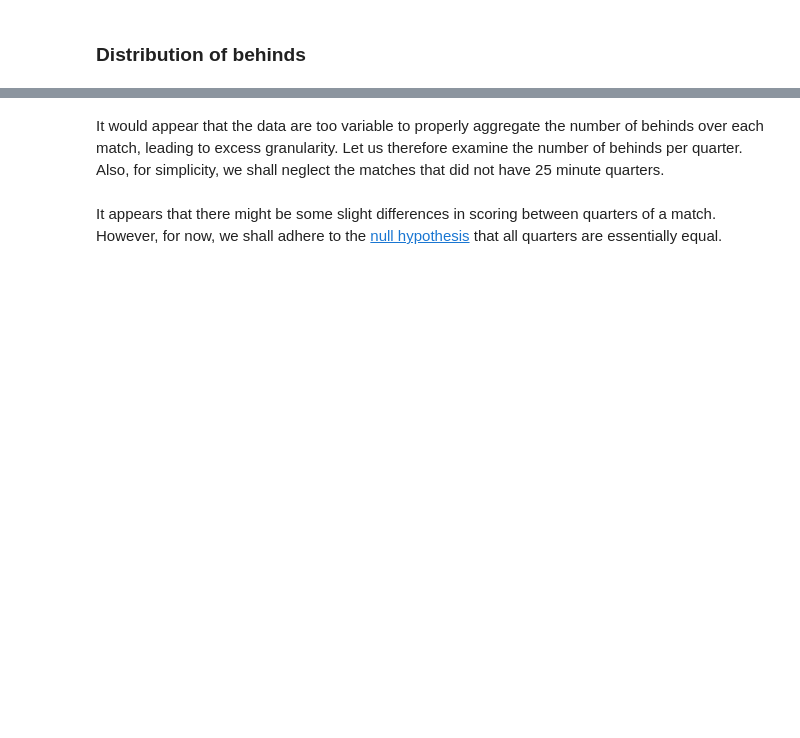
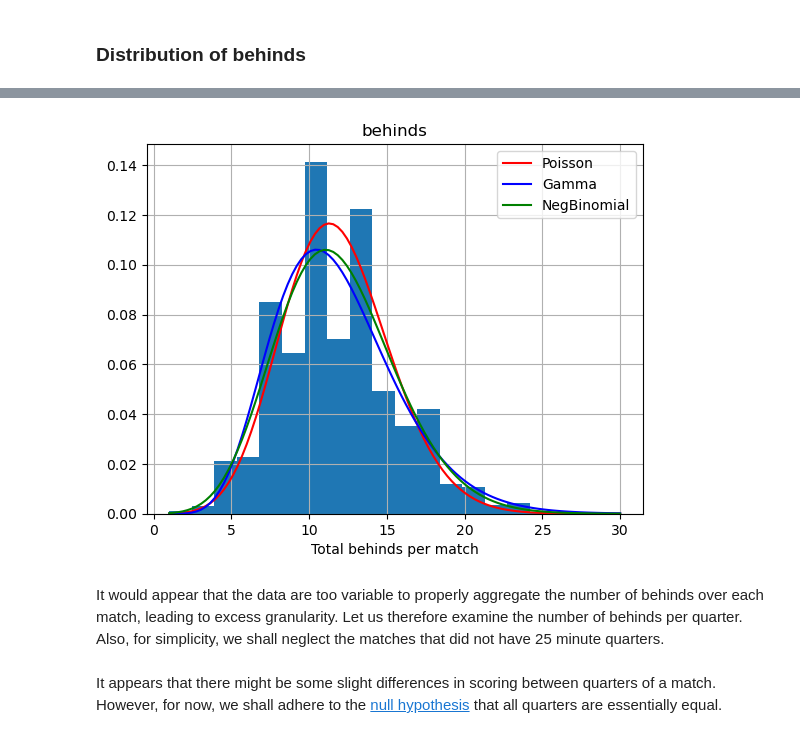
Before and after one commit to gaj67/gaj-data-science, a Jupyter notebook: AFL/notebooks/4_data_analysis.ipynb, the cells around one changed output, grey strips where cells are left out. Saved outputs shown, nothing was run; the diff lists cells and outputs as text; code cells hidden in the pictures; blank space fills up the shorter version.

```diff
--- a/AFL/notebooks/4_data_analysis.ipynb
+++ b/AFL/notebooks/4_data_analysis.ipynb
@@ -623,3 +609,3 @@ print(f"Behinds: mean={behind_mean}, variance={behind_var}")
 # %%
 psd = PoissonDistribution()
-psd.fit(all_behinds)
+psd.fit(match_behinds)
@@ -632,4 +627,4 @@ print(f"mean={mu}, variance={sigsq2}")
 # %%
-x_values = np.linspace(min(all_behinds), max(all_behinds), 100)
+x_values = np.linspace(min_m_behinds, max_m_behinds, 100)
 # %%
 y_values_psd = np.exp(psd.log_prob(x_values))
@@ -636,3 +633,3 @@ y_values_psd = np.exp(psd.log_prob(x_values))
 # %%
 gd = GammaDistribution()
-gd.fit(all_behinds)
+gd.fit(match_behinds)
@@ -646,4 +652,4 @@ print(f"mean={mu}, variance={sigsq2}")
 y_values_gd = np.exp(gd.log_prob(x_values))
 # %%
 nbd = NegBinomialDistribution()
-nbd.fit(all_behinds)
+nbd.fit(match_behinds)
@@ -656,15 +671,17 @@ print(f"mean={mu}, variance={sigsq2}")
 # %%
 y_values_nbd = np.exp(nbd.log_prob(x_values))
 # %%
-df_behinds = pd.DataFrame({'behinds': all_behinds})
+df_behinds = pd.DataFrame({'behinds': match_behinds})
 res = df_behinds.hist(bins=20, density=True)
 ax = res[0][0]
 res = ax.plot(x_values, y_values_psd, 'r')
 res = ax.plot(x_values, y_values_gd, 'b')
 res = ax.plot(x_values, y_values_nbd, 'g')
 plt.legend(['Poisson', 'Gamma', 'NegBinomial'])
 plt.xlabel("Total behinds per match")
 plt.show()
+# %% [output]
+[figure, added]
 # %% [markdown]
 It would appear that the data are too variable to properly aggregate the number of behinds over each match, leading to excess granularity. Let us therefore examine the number of behinds per quarter. Also, for simplicity, we shall neglect the matches that did not have 25 minute quarters.
 # %%
```
Also changed, not shown: parts of 90 cells of this notebook, 2 other files.
